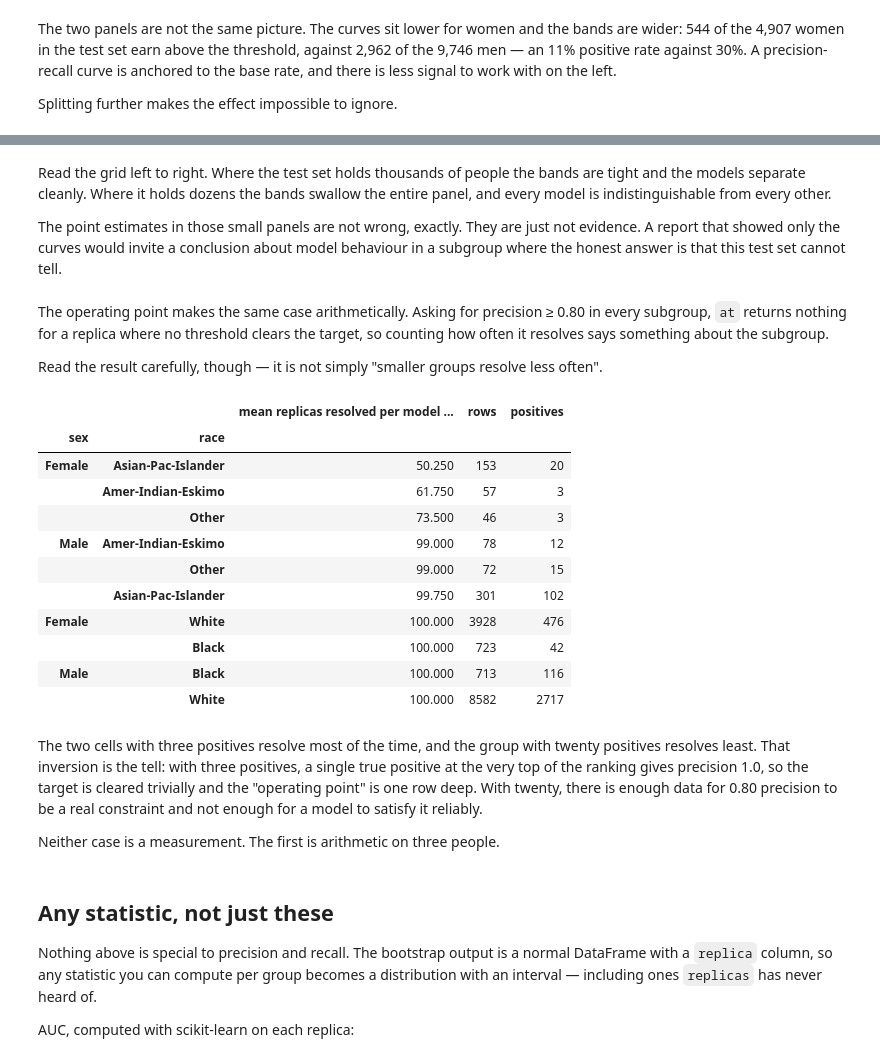
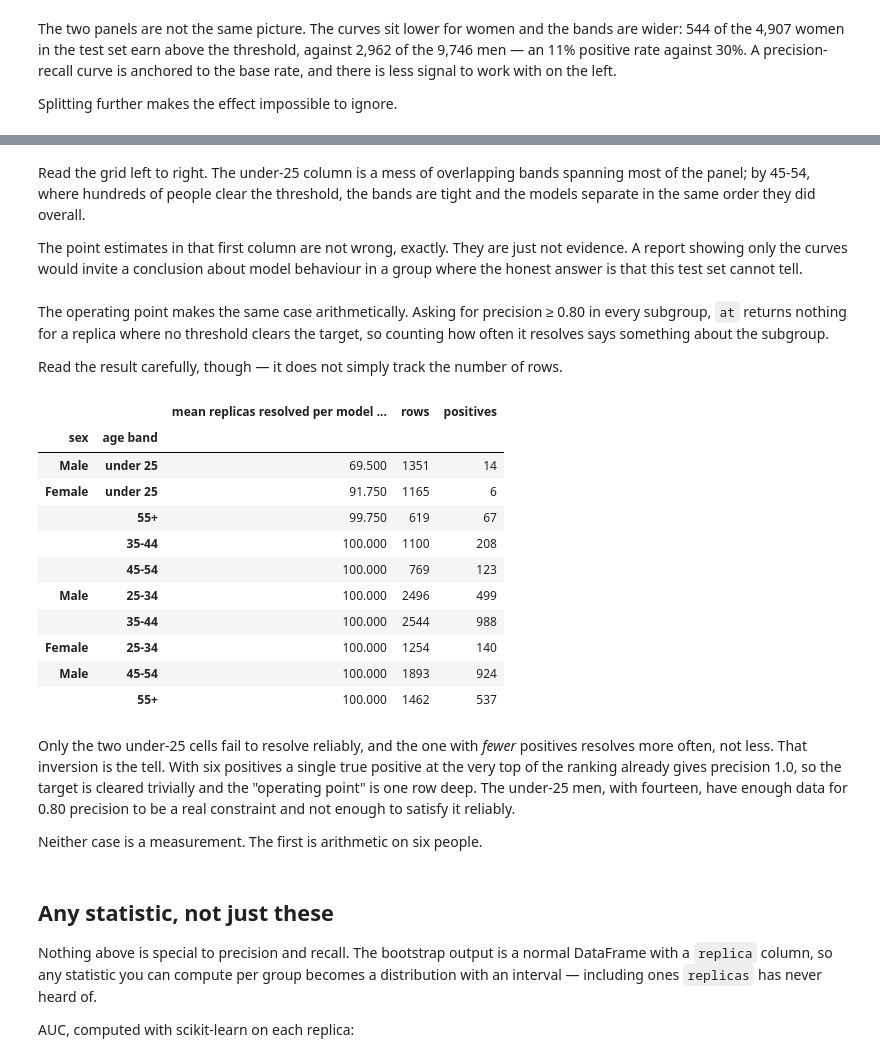
Before and after one commit to hamed/replicas, a Jupyter notebook: examples/census_income.ipynb, the cells around one changed output, grey strips where cells are left out. Cells and saved outputs as stored; diff of their text form; code cells hidden in the pictures.

```diff
--- a/examples/census_income.ipynb
+++ b/examples/census_income.ipynb
@@ -170,5 +168,12 @@ them here is what lets a single `bootstrap` call feed every comparison in the
 notebook.
 # %%
+age_band = pd.cut(
+    X_test["age"],
+    [0, 25, 35, 45, 55, 200],
+    labels=["under 25", "25-34", "35-44", "45-54", "55+"],
+    right=False,
+).astype(str)
+
 predictions = pd.concat(
     [
         pd.DataFrame(
@@ -178,8 +183,8 @@ predictions = pd.concat(
                 "positive": y_test.to_numpy(),
                 "negative": 1 - y_test.to_numpy(),
                 "unlabeled": 0,
-                "race": X_test["race"].astype(str).to_numpy(),
                 "sex": X_test["sex"].astype(str).to_numpy(),
+                "age band": age_band.to_numpy(),
             }
         )
         for name, score in scores.items()
@@ -382,10 +387,10 @@ Splitting further makes the effect impossible to ignore.
 # %%
 sizes = (
     predictions[predictions["name"] == "gradient boosting"]
-    .groupby(["sex", "race"])
+    .groupby(["sex", "age band"])
     .agg(rows=("positive", "size"), positives=("positive", "sum"))
 )
 sizes["positive rate"] = sizes["positives"] / sizes["rows"]
-sizes.sort_values("rows")
+sizes.sort_values("positives")
 # %% [output]
 |  |  | rows | positives | positive rate |
@@ -407,12 +416,12 @@ thing on the figure that will say so.
 # %%
-by_group = ["name", "sex", "race", "replica"]
+by_group = ["name", "sex", "age band", "replica"]
 curves_group = calculate_pr(confusion_table(replicas_frame, by=by_group), by=by_group)
 
 plot_pr(
     curves_group,
     hue="name",
     row="sex",
-    col="race",
+    col="age band",
     ci=0.90,
     recall_round=2,
     height=3.2,
@@ -424,56 +433,56 @@ plt.show()
 # %% [markdown]
-Read the grid left to right. Where the test set holds thousands of people the
-bands are tight and the models separate cleanly. Where it holds dozens the
-bands swallow the entire panel, and every model is indistinguishable from
-every other.
+Read the grid left to right. The under-25 column is a mess of overlapping
+bands spanning most of the panel; by 45-54, where hundreds of people clear the
+threshold, the bands are tight and the models separate in the same order they
+did overall.
 
-The point estimates in those small panels are not wrong, exactly. They are
-just not evidence. A report that showed only the curves would invite a
-conclusion about model behaviour in a subgroup where the honest answer is that
-this test set cannot tell.
+The point estimates in that first column are not wrong, exactly. They are just
+not evidence. A report showing only the curves would invite a conclusion about
+model behaviour in a group where the honest answer is that this test set cannot
+tell.
 # %% [markdown]
 The operating point makes the same case arithmetically. Asking for precision
 ≥ 0.80 in every subgroup, `at` returns nothing for a replica where no threshold
 clears the target, so counting how often it resolves says something about the
 subgroup.
 
-Read the result carefully, though — it is not simply "smaller groups resolve
-less often".
+Read the result carefully, though — it does not simply track the number of
+rows.
 # %%
 resolved = (
     at(curves_group, by=by_group, precision=0.80)
     .query("replica >= 0")
-    .groupby(["sex", "race"])["replica"]
+    .groupby(["sex", "age band"])["replica"]
     .count()
     .div(len(models))
     .rename("mean replicas resolved per model (of 100)")
     .to_frame()
     .join(sizes[["rows", "positives"]])
     .sort_values("mean replicas resolved per model (of 100)")
 )
 resolved
 # %% [output]
 |  |  | mean replicas resolved per model ... | rows | positives |
-| sex | race |  |  |  |
-| Female | Asian-Pac-Islander | 50.250 | 153 | 20 |
-|  | Amer-Indian-Eskimo | 61.750 | 57 | 3 |
-|  | Other | 73.500 | 46 | 3 |
-| Male | Amer-Indian-Eskimo | 99.000 | 78 | 12 |
-|  | Other | 99.000 | 72 | 15 |
-|  | Asian-Pac-Islander | 99.750 | 301 | 102 |
-| Female | White | 100.000 | 3928 | 476 |
-|  | Black | 100.000 | 723 | 42 |
-| Male | Black | 100.000 | 713 | 116 |
-|  | White | 100.000 | 8582 | 2717 |
+| sex | age band |  |  |  |
+| Male | under 25 | 69.500 | 1351 | 14 |
+| Female | under 25 | 91.750 | 1165 | 6 |
+|  | 55+ | 99.750 | 619 | 67 |
+|  | 35-44 | 100.000 | 1100 | 208 |
+|  | 45-54 | 100.000 | 769 | 123 |
+| Male | 25-34 | 100.000 | 2496 | 499 |
+|  | 35-44 | 100.000 | 2544 | 988 |
+| Female | 25-34 | 100.000 | 1254 | 140 |
+| Male | 45-54 | 100.000 | 1893 | 924 |
+|  | 55+ | 100.000 | 1462 | 537 |
 # %% [markdown]
-The two cells with three positives resolve most of the time, and the group
-with twenty positives resolves least. That inversion is the tell: with three
-positives, a single true positive at the very top of the ranking gives
+Only the two under-25 cells fail to resolve reliably, and the one with *fewer*
+positives resolves more often, not less. That inversion is the tell. With six
+positives a single true positive at the very top of the ranking already gives
 precision 1.0, so the target is cleared trivially and the "operating point" is
-one row deep. With twenty, there is enough data for 0.80 precision to be a
-real constraint and not enough for a model to satisfy it reliably.
+one row deep. The under-25 men, with fourteen, have enough data for 0.80
+precision to be a real constraint and not enough to satisfy it reliably.
 
-Neither case is a measurement. The first is arithmetic on three people.
+Neither case is a measurement. The first is arithmetic on six people.
 # %% [markdown]
 ## Any statistic, not just these
 
```
Also changed, not shown: parts of 9 cells of this notebook, 1 other file.
